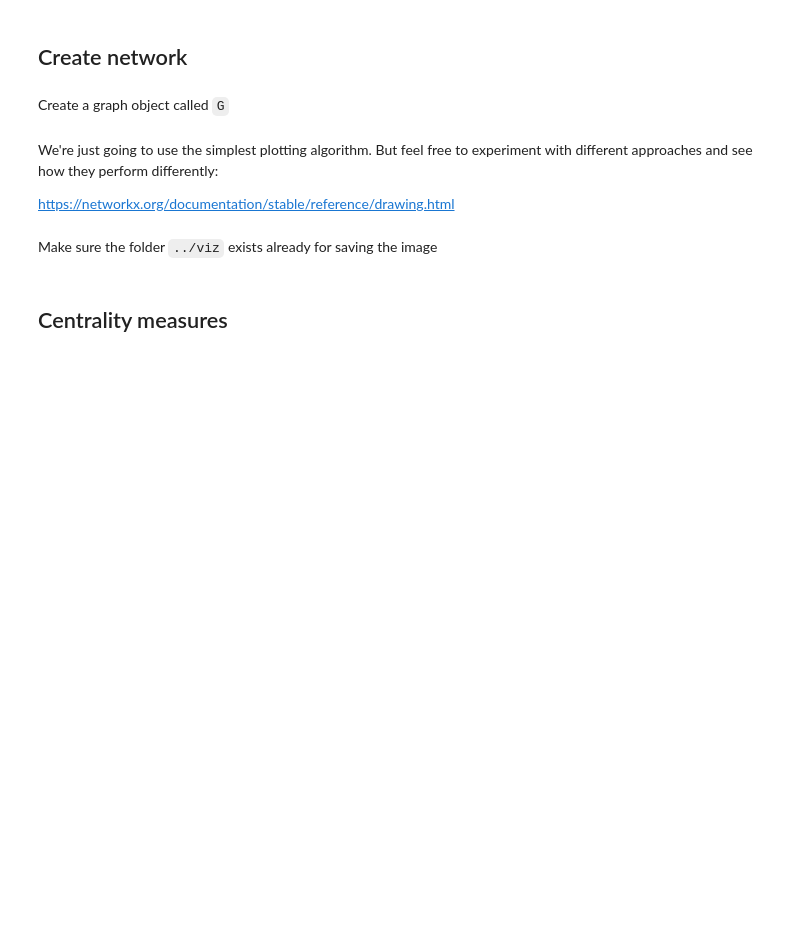
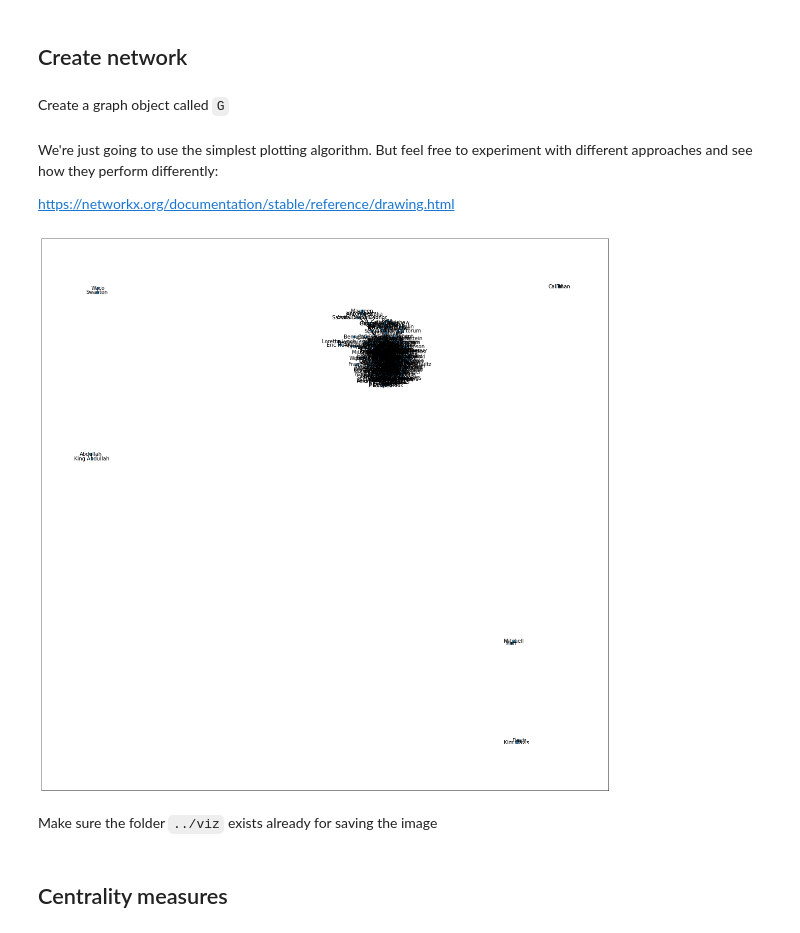
Before and after one commit to CDS-AU-DK/cds-language, a Jupyter notebook: notebooks/session6._inclass_rdkm.ipynb, the cells around one changed output. Saved outputs shown, nothing was run; the diff lists cells and outputs as text; code cells hidden in the pictures; blank space fills up the shorter version.

````diff
--- a/notebooks/session6._inclass_rdkm.ipynb
+++ b/notebooks/session6._inclass_rdkm.ipynb
@@ -32,3 +93,16 @@
 ## Count occurrences using ```Counter()```
 # %% [markdown]
 Create DF from Counter object, showing each node pair and the edge weight.
+# %%
+# create a weighted edgelist
+weighted_edges = []
+
+# use counter on edgelist
+for key, value in Counter(edgelist).items():
+    nodeA = key[0]
+    nodeB = key[1]
+    weight = value
+    # append to output
+    weighted_edges.append((nodeA, nodeB, weight))
+# %%
+edges_df = pd.DataFrame(weighted_edges, columns=["nodeA", "nodeB", "weight"])
@@ -35,13 +125,21 @@ Create DF from Counter object, showing each node pair and the edge weight.
 # %% [markdown]
 __Filter based on edgeweight__
+# %%
+filtered = edges_df[edges_df["weight"]>100]
 # %% [markdown]
 ## Create network
 # %% [markdown]
 Create a graph object called ```G```
+# %%
+G = nx.from_pandas_edgelist(filtered, "nodeA", "nodeB", ["weight"])
 # %% [markdown]
 We're just going to use the simplest plotting algorithm. But feel free to experiment with different approaches and see how they perform differently:
 
 https://networkx.org/documentation/stable/reference/drawing.html
+# %%
+nx.draw_networkx(G, with_labels=True, node_size=20, font_size=10)
+# %% [output]
+[figure, added]
 # %% [markdown]
 Make sure the folder ```../viz``` exists already for saving the image
 # %% [markdown]
````
Also changed, not shown: parts of 12 cells of this notebook.
